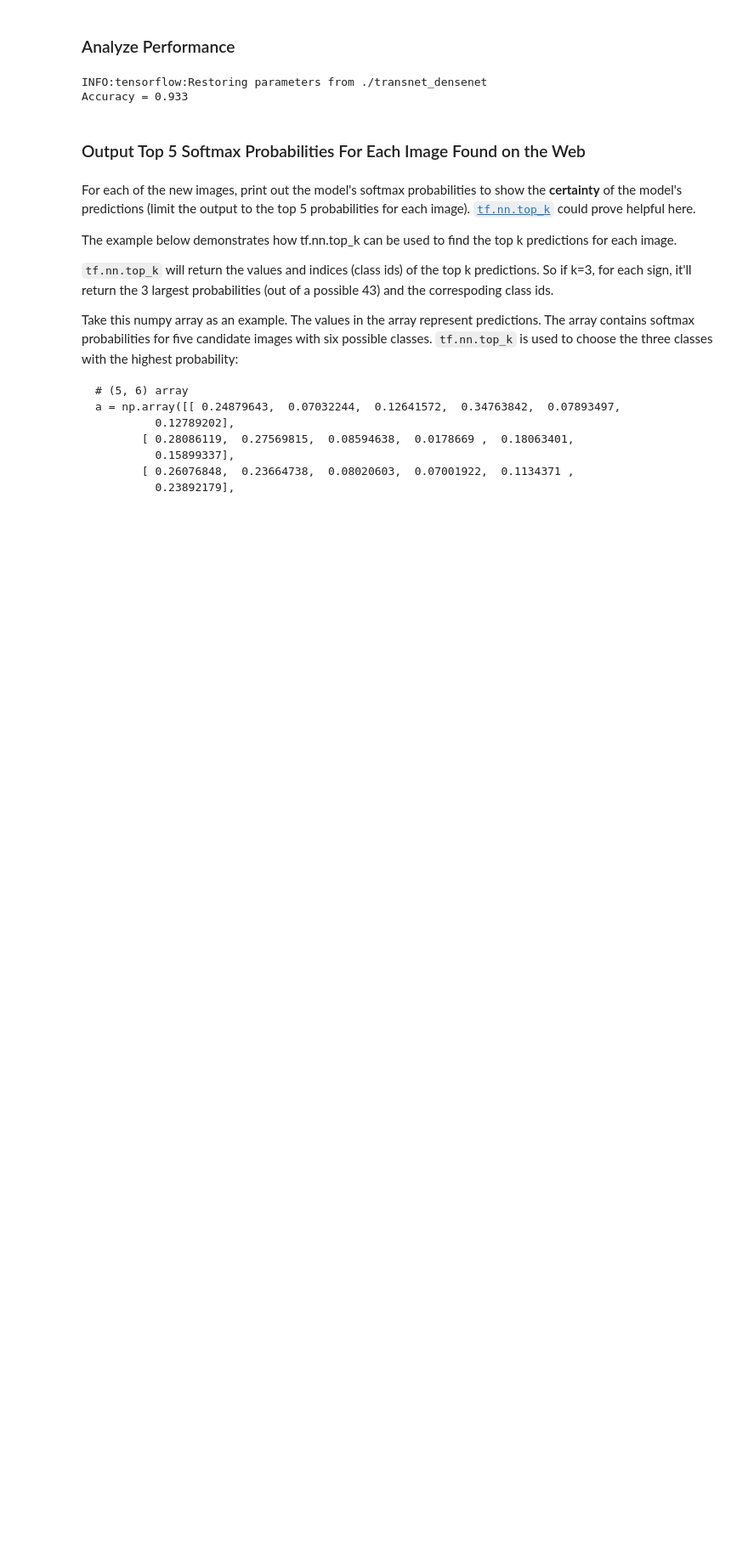
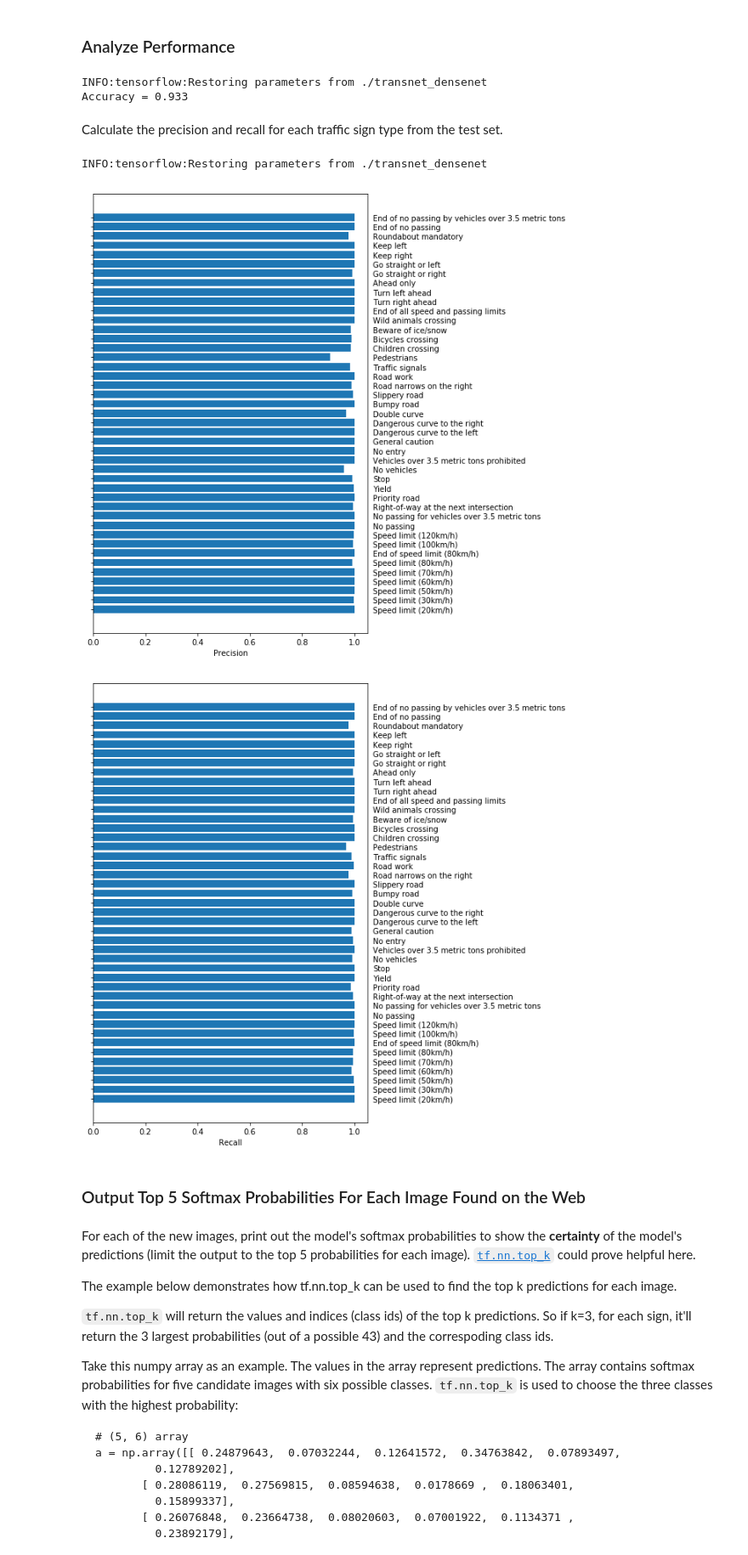
Before and after one commit to AravindaDP/CarND-Traffic-Sign-Classifier-Project, a Jupyter notebook: Traffic_Sign_Classifier.ipynb, the cells around one changed output. Shown at 85% size. Cells and saved outputs as stored; diff of their text form; code cells hidden in the pictures; blank space fills up the shorter version.

```diff
--- a/Traffic_Sign_Classifier.ipynb
+++ b/Traffic_Sign_Classifier.ipynb
@@ -861,6 +872,45 @@ with tf.Session() as sess:
 # %% [output]
 INFO:tensorflow:Restoring parameters from ./transnet_densenet
 Accuracy = 0.933
+# %% [markdown]
+Calculate the precision and recall for each traffic sign type from the test set.
+# %%
+from sklearn.metrics import confusion_matrix
+
+with tf.Session() as sess:
+    saver.restore(sess, './transnet_densenet')
+
+    predicted_data = get_predictions(X_test)
+
+    cm = confusion_matrix(y_true = y_test,y_pred = predicted_data)
+
+    predicted_counts = np.sum(cm, axis=0)
+    true_counts =  np.sum(cm, axis=1)
+    true_positives = np.diag(cm)
+    precision = true_positives/predicted_counts
+    recall = true_positives/true_counts
+
+    plt.figure(figsize=(10,10))
+    plt.axes([0.05,0.1,0.5,0.8])
+    plt.barh(np.arange(n_classes)+.5, precision, align='center')
+    plt.yticks(np.arange(n_classes)+.5, sign_names)
+    plt.tick_params(axis='both', which='both', labelleft='off', labelright='on', labeltop='off', labelbottom='on')
+    plt.xlabel('Precision')
+    plt.savefig('./examples/precision.jpg')
+    plt.show()
+    print()
+    plt.figure(figsize=(10,10))
+    plt.axes([0.05,0.1,0.5,0.8])
+    plt.barh(np.arange(n_classes)+.5, recall, align='center')
+    plt.yticks(np.arange(n_classes)+.5, sign_names)
+    plt.tick_params(axis='both', which='both', labelleft='off', labelright='on', labeltop='off', labelbottom='on')
+    plt.xlabel('Recall')
+    plt.savefig('./examples/recall.jpg')
+    plt.show()
+# %% [output]
+INFO:tensorflow:Restoring parameters from ./transnet_densenet
+[figure, added]
+[figure, added]
 # %% [markdown]
 ### Output Top 5 Softmax Probabilities For Each Image Found on the Web
 # %% [markdown]
```
Also changed, not shown: parts of 5 cells of this notebook, 21 other files.
